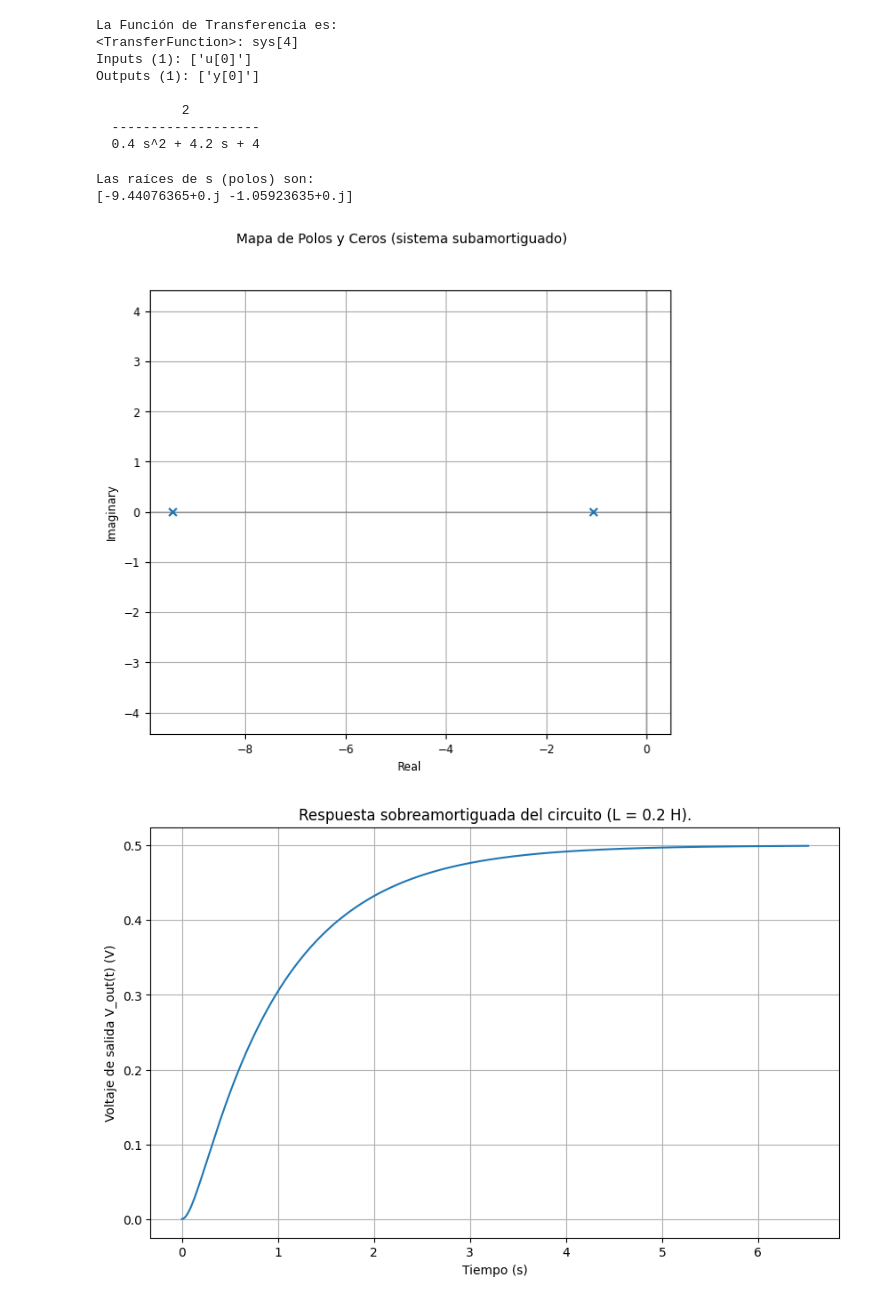
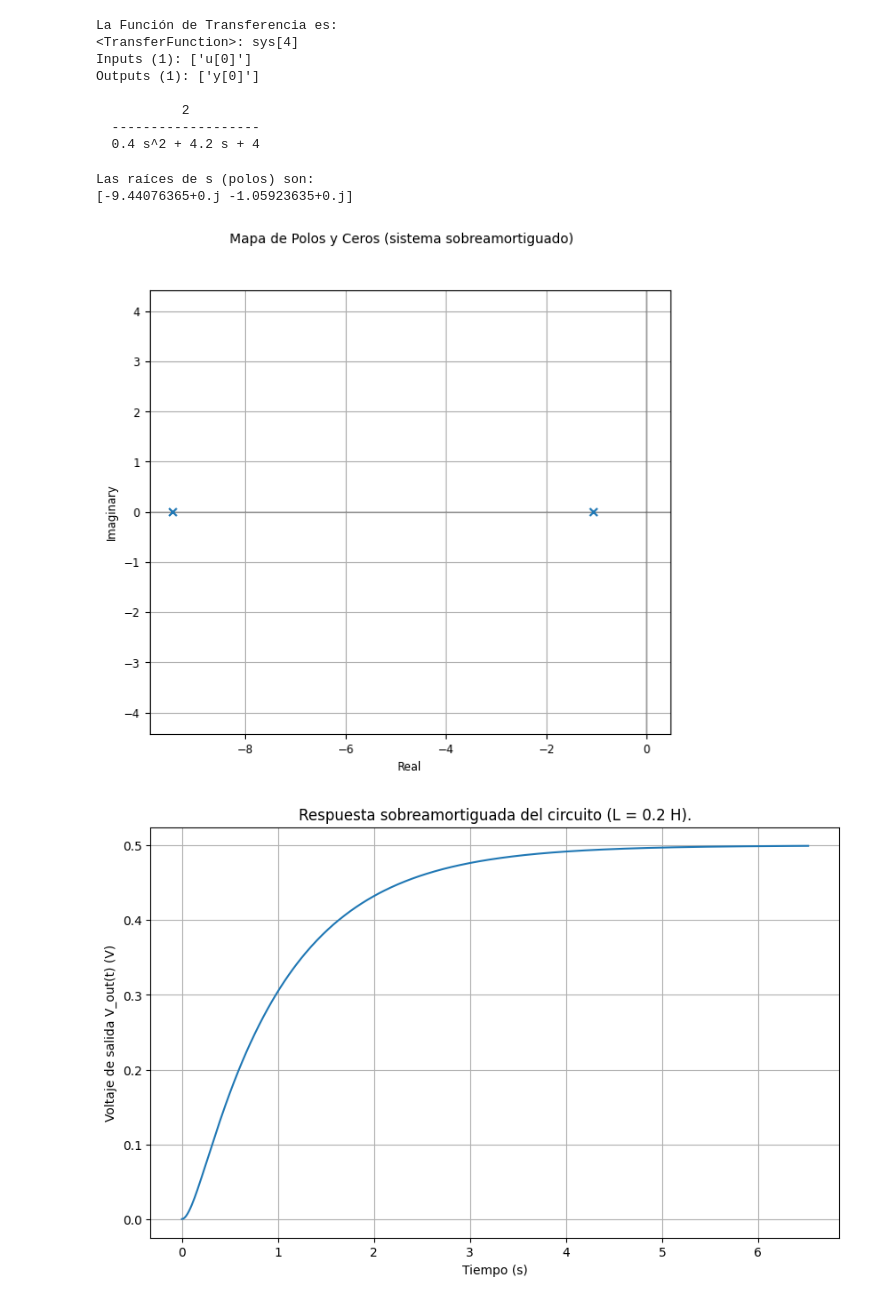
Before and after one commit to migueamv/Control-Clasico, a Jupyter notebook: Practicas/P_2_02_Respuestas_circuito_segundo_orden.ipynb, the cells around one changed output. Cells and saved outputs as stored; diff of their text form; code cells hidden in the pictures.

```diff
--- a/Practicas/P_2_02_Respuestas_circuito_segundo_orden.ipynb
+++ b/Practicas/P_2_02_Respuestas_circuito_segundo_orden.ipynb
@@ -340,23 +339,22 @@ Outputs (1): ['y[0]']
   0.4 s^2 + 4.2 s + 4
 # %%
 # --- Indicar las raíces de s (Polos del sistema). ---
-# Para un sistema subamortiguado, esperamos complejos conjugados con parte real negativa.
 # Usamos la función ct.poles() para obtener las raíces del denominador.
 polos = ct.poles(sistema_sobre)
 
 # Imprimimos el resultado.
 print("Las raíces de s (polos) son:")
 print(polos)
 
 # --- Visualización del Mapa de Polos y Ceros ---
 plt.figure(figsize=(7, 6))
-ct.pzmap(sistema_sobre, title='Mapa de Polos y Ceros (sistema subamortiguado)')
+ct.pzmap(sistema_sobre, title='Mapa de Polos y Ceros (sistema sobreamortiguado)')
 plt.grid(True)
 plt.show()
 # %% [output]
 Las raíces de s (polos) son:
 [-9.44076365+0.j -1.05923635+0.j]
-[figure, old version]
+[figure, new version]
 # %%
 # --- Simulación de la respuesta al escalón unitario. ---
 # Calculamos la respuesta del sistema a una entrada de 1 V.
```
Also changed, not shown: parts of 3 cells of this notebook.
